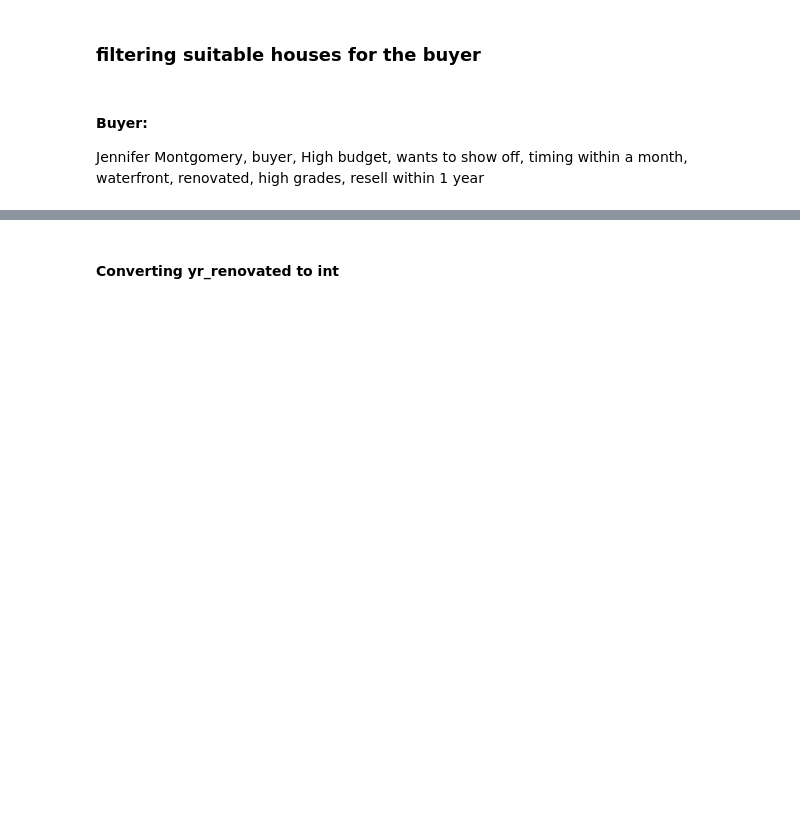
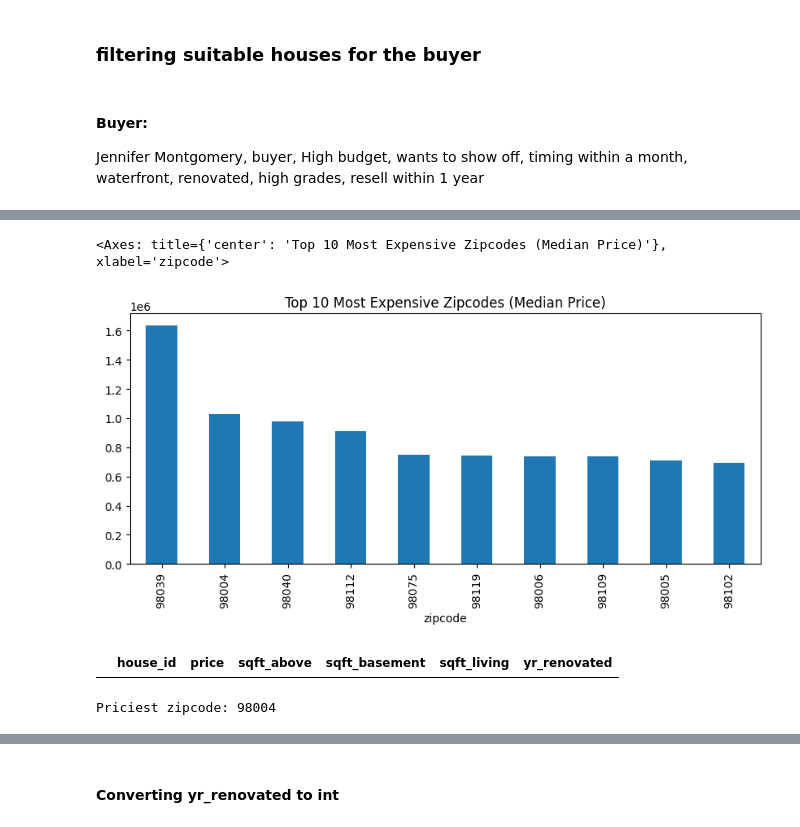
Before and after one commit to hallothere/ds-eda-project, a Jupyter notebook: eda_project_king_county_house.ipynb, the cells around one changed output, grey strips where cells are left out. Drawn from its saved outputs; the diff is of its cells as text; code cells hidden in the pictures; blank space fills up the shorter version.

```diff
--- a/eda_project_king_county_house.ipynb
+++ b/eda_project_king_county_house.ipynb
@@ -848,0 +909,28 @@ df_filtered_5[["house_id", "grade", "price", "sqft_above", "sqft_basement", "sqf
+# %%
+#Calculating the top 10 pricy zipcodes
+
+zip_rank = combined_clean.groupby("zipcode")["price"].median().sort_values(ascending=False)
+top10zip = zip_rank.head(10)
+top10zip
+
+top20zip = zip_rank.head(20)
+# %%
+zip_rank.head(10).plot(kind="bar", figsize=(10,4), title="Top 10 Most Expensive Zipcodes (Median Price)")
+# %% [output]
+<Axes: title={'center': 'Top 10 Most Expensive Zipcodes (Median Price)'}, xlabel='zipcode'>
+[figure, added]
+# %%
+# filtering if any of the houses are in the top 10 pricy zipcodes
+
+df_filtered_no_waterfront_10zip = combined_dropped.query(f"grade >= 9 and condition > 2 and yr_renovated >= 2010 and sqft_living > sqft_living15 and sqft_basement > 0 and sqft_living >= sqft_basement*2 and sqft_living > {sqft_living_3_quantile} and sqft_lot > {sqft_lot_3_quantile} and zipcode in @top_50")
+df_filtered_no_waterfront_10zip[["house_id", "price", "sqft_above", "sqft_basement", "sqft_living", "yr_renovated"]]
+# %% [output]
+|  | house_id | price | sqft_above | sqft_basement | sqft_living | yr_renovated |
+# %%
+zipcode_price = df_filtered_no_waterfront.groupby("zipcode")["price"].mean().sort_values(ascending=False)
+zipcode_price
+
+priciest_zip = zipcode_price.index[0]   # the top zipcode
+print("Priciest zipcode:", priciest_zip)
+# %% [output]
+Priciest zipcode: 98004
```
Also changed, not shown: parts of 59 cells of this notebook, 1 other file.
